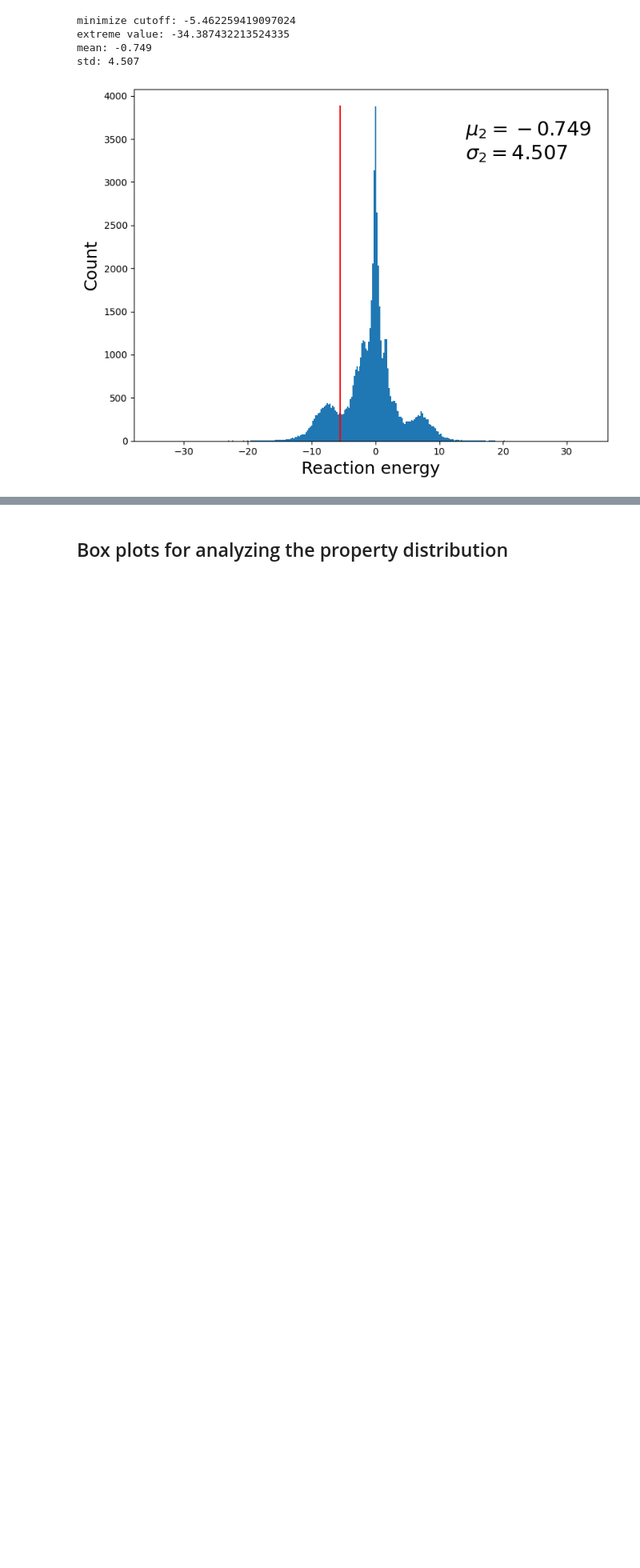
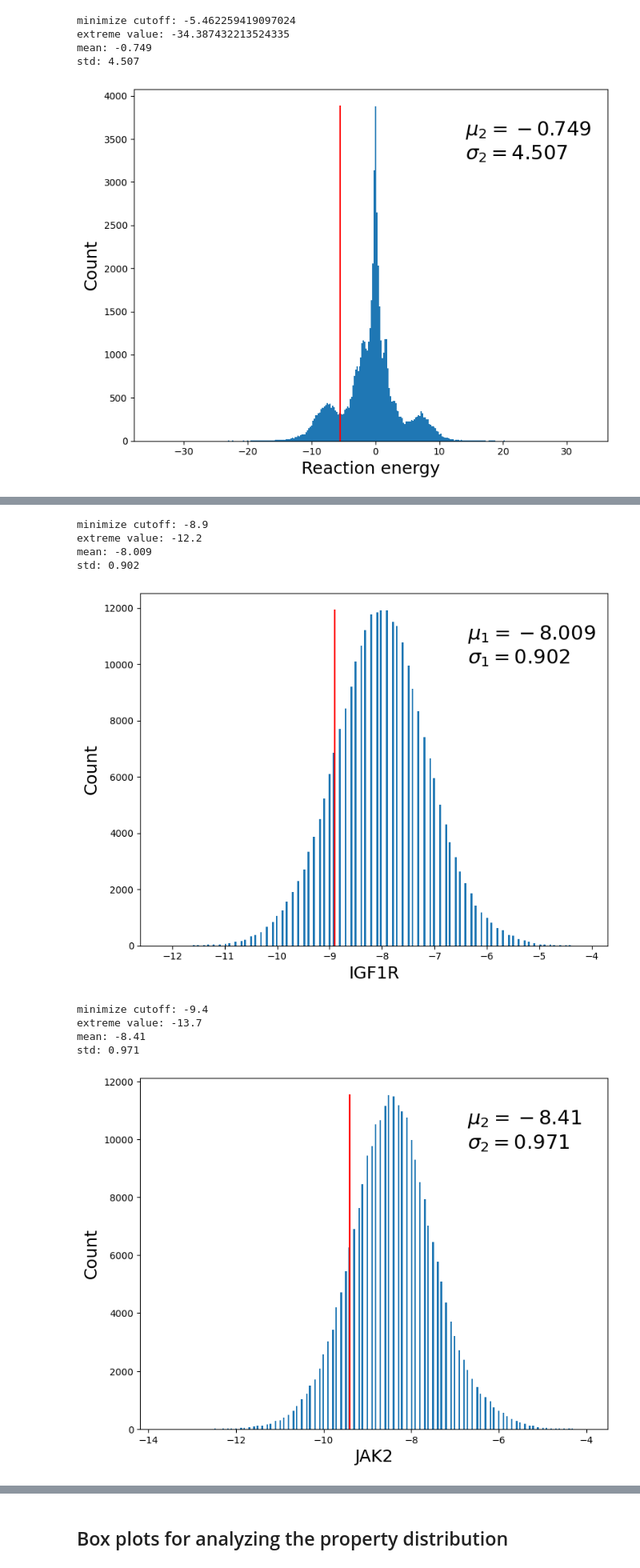
Before and after one commit to Lung-Yi/uncmoo, a Jupyter notebook: cal_target_weights.ipynb, the cells around one changed output, grey strips where cells are left out. Shown at 80% size. Saved outputs shown, nothing was run; the diff lists cells and outputs as text; code cells hidden in the pictures; blank space fills up the shorter version.

```diff
--- a/cal_target_weights.ipynb
+++ b/cal_target_weights.ipynb
@@ -204,0 +209,26 @@ std: 4.507
+# %%
+data_path = "./dockstring/dockstring-dataset.csv"
+save_dir = "figures/cutoffs/dockstring"
+# high-quality tragets
+target_columns = ["IGF1R", "JAK2", "KIT", "LCK", "MAPK14", "MAPKAPK2", "MET", "PTK2", "PTPN1",
+                "SRC", "HSD11B1", "PARP1", "PDE5A", "PTGS2", "ESR1", "ESR2", "NR3C1", "PGR",
+                "PPARA", "PPARD", "PPARG", "ADAM17", "F10", "F2"]
+objective_columns = ["minimize"] * len(target_columns)
+elite_ratio = 0.15
+
+os.makedirs(save_dir, exist_ok=True)
+target_scaler_dict, extreme_value_dict = create_plot(data_path, target_columns, objective_columns, elite_ratio, save_dir)
+
+# for target in target_columns:
+#     overall_data[target] = data[target]
+# %% [output]
+minimize cutoff: -8.9
+extreme value: -12.2
+mean: -8.009
+std: 0.902
+[figure, added]
+minimize cutoff: -9.4
+extreme value: -13.7
+mean: -8.41
+std: 0.971
+[figure, added]
```
Also changed, not shown: parts of 11 cells of this notebook, 53 other files.
